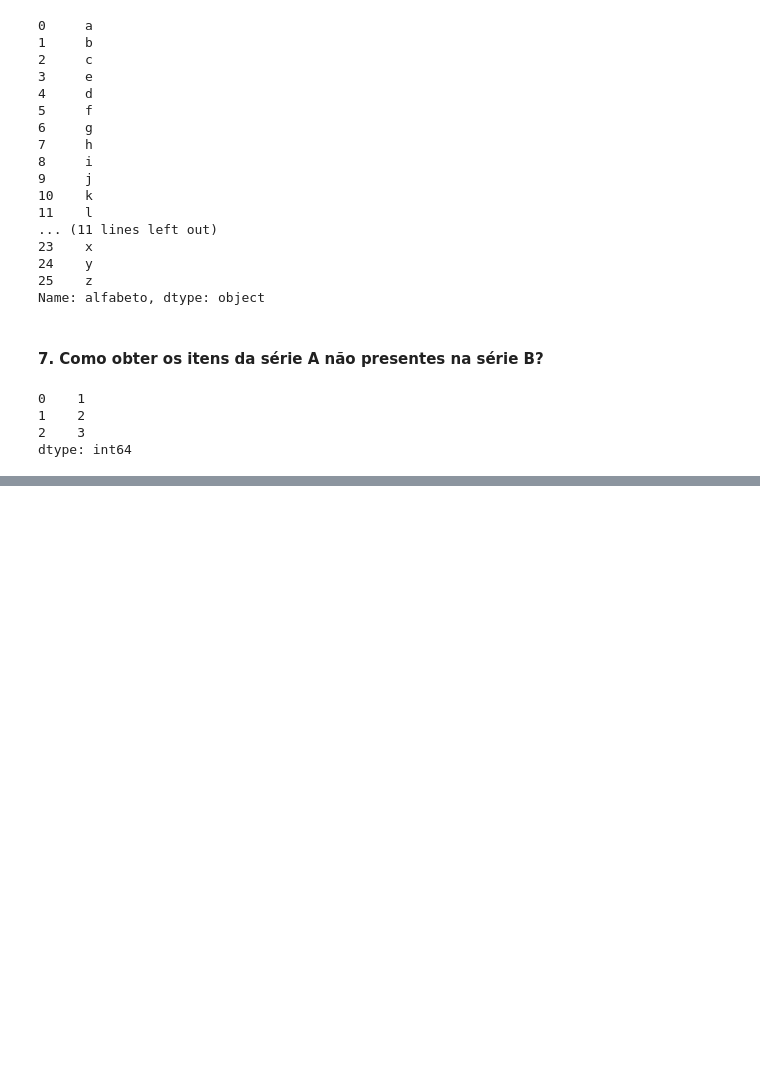
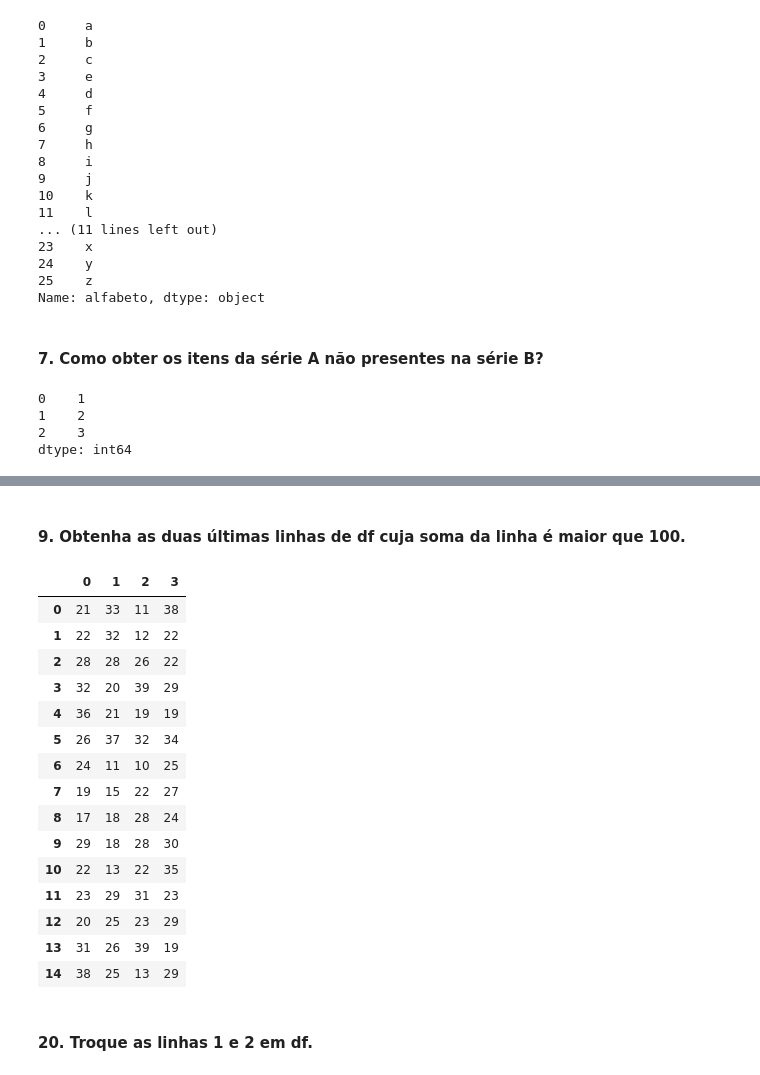
Before and after one commit to Hermirio/Estatistica, a Jupyter notebook: Exercicios/Exercicio_de_sala/Exercicio03.ipynb, the cells around one changed output, grey strips where cells are left out. Cells and saved outputs as stored; diff of their text form; code cells hidden in the pictures; blank space fills up the shorter version.

```diff
--- a/Exercicios/Exercicio_de_sala/Exercicio03.ipynb
+++ b/Exercicios/Exercicio_de_sala/Exercicio03.ipynb
@@ -179,0 +414,24 @@ dtype: int64
+# %% [markdown]
+#### 9. Obtenha as duas últimas linhas de df cuja soma da linha é maior que 100.
+# %%
+df = pd.DataFrame(np.random.randint(10, 40, 60).reshape(-1, 4))
+df
+# %% [output]
+|  | 0 | 1 | 2 | 3 |
+| 0 | 21 | 33 | 11 | 38 |
+| 1 | 22 | 32 | 12 | 22 |
+| 2 | 28 | 28 | 26 | 22 |
+| 3 | 32 | 20 | 39 | 29 |
+| 4 | 36 | 21 | 19 | 19 |
+| 5 | 26 | 37 | 32 | 34 |
+| 6 | 24 | 11 | 10 | 25 |
+| 7 | 19 | 15 | 22 | 27 |
+| 8 | 17 | 18 | 28 | 24 |
+| 9 | 29 | 18 | 28 | 30 |
+| 10 | 22 | 13 | 22 | 35 |
+| 11 | 23 | 29 | 31 | 23 |
+| 12 | 20 | 25 | 23 | 29 |
+| 13 | 31 | 26 | 39 | 19 |
+| 14 | 38 | 25 | 13 | 29 |
+# %% [markdown]
+#### 20. Troque as linhas 1 e 2 em df.
```
Also changed, not shown: parts of 34 cells of this notebook, 3 other files.
